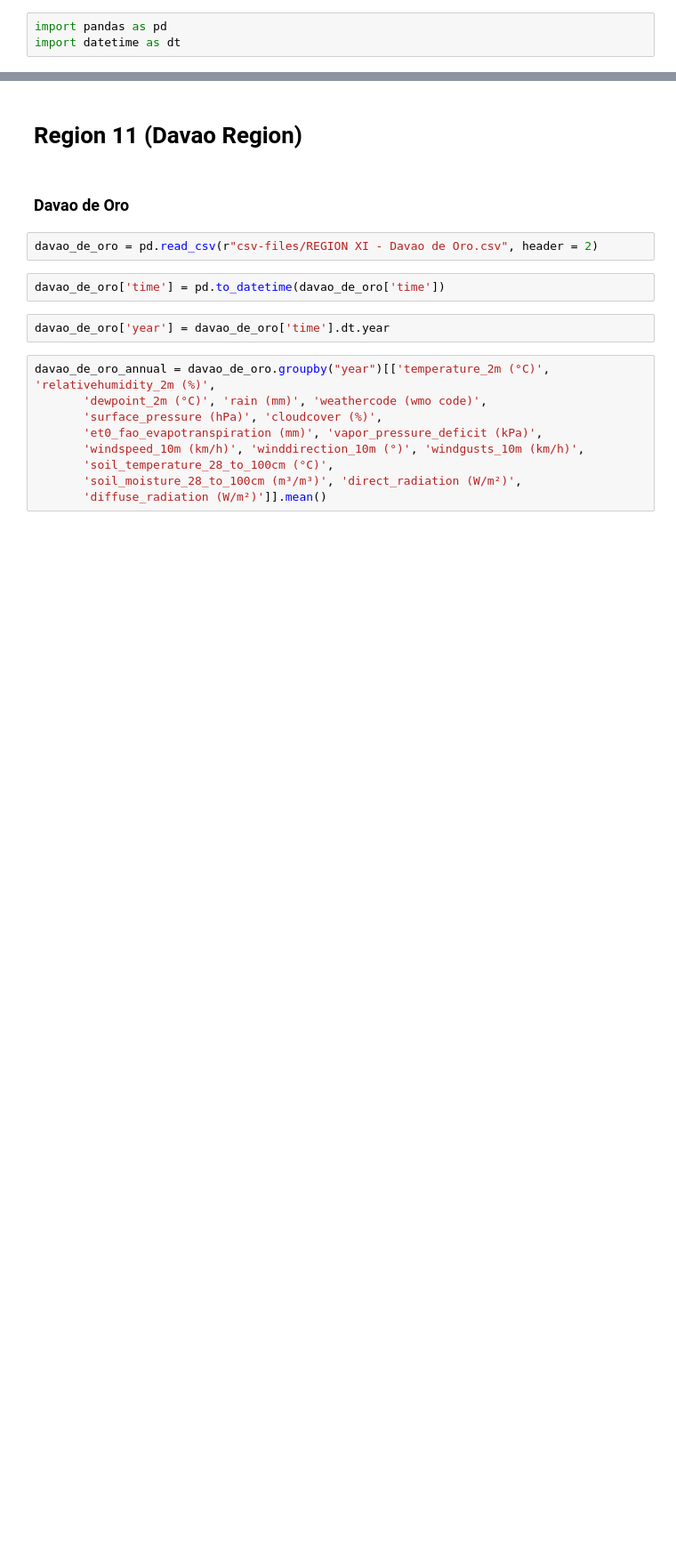
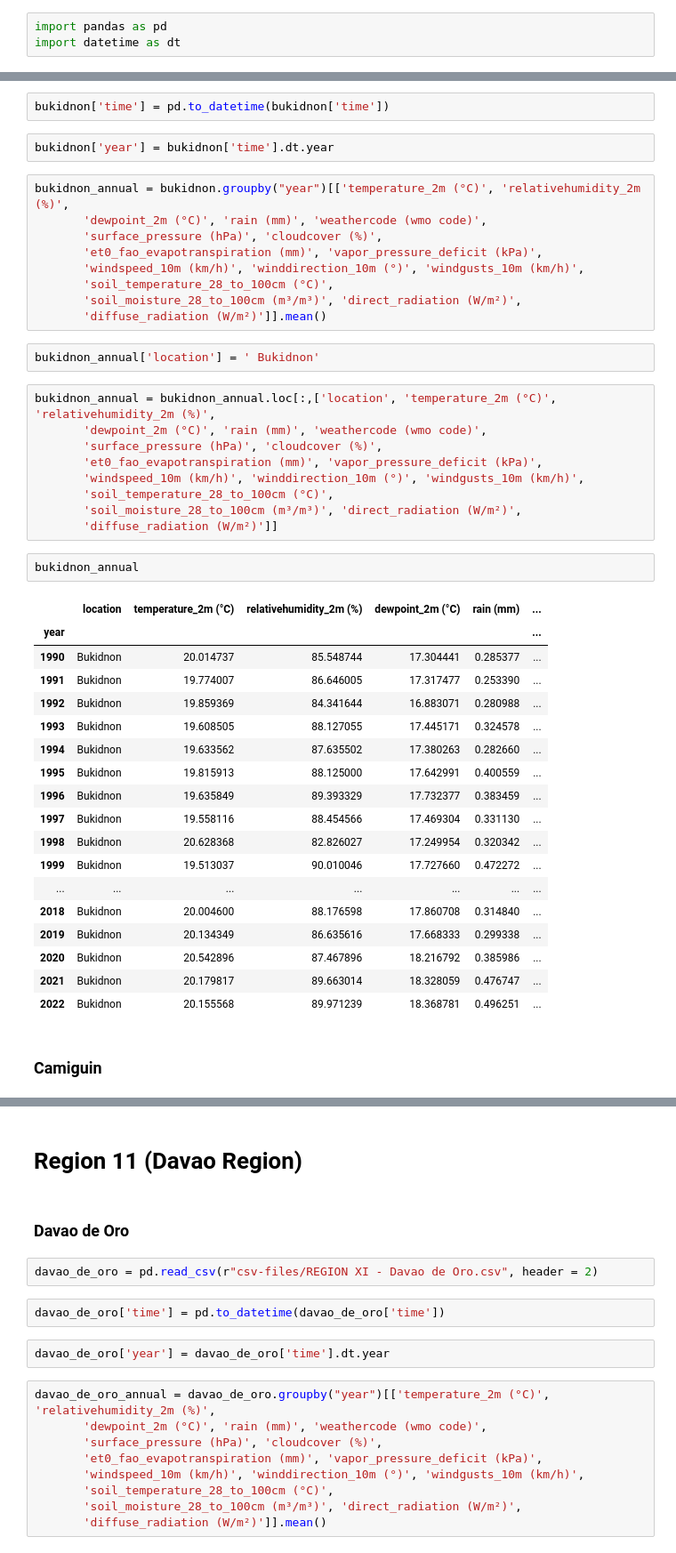
Before and after one commit to darahmanayaga/thesis-2, a Jupyter notebook: historical-data-hourly-to-annual.ipynb, the cells around one changed output, grey strips where cells are left out. Shown: that part at 89% size. Cells and saved outputs as stored; diff of their text form; blank space fills up the shorter version.

```diff
--- a/historical-data-hourly-to-annual.ipynb
+++ b/historical-data-hourly-to-annual.ipynb
@@ -3,0 +10,47 @@ import datetime as dt
+# %%
+bukidnon['time'] = pd.to_datetime(bukidnon['time'])
+# %%
+bukidnon['year'] = bukidnon['time'].dt.year
+# %%
+bukidnon_annual = bukidnon.groupby("year")[['temperature_2m (°C)', 'relativehumidity_2m (%)',
+       'dewpoint_2m (°C)', 'rain (mm)', 'weathercode (wmo code)',
+       'surface_pressure (hPa)', 'cloudcover (%)',
+       'et0_fao_evapotranspiration (mm)', 'vapor_pressure_deficit (kPa)',
+       'windspeed_10m (km/h)', 'winddirection_10m (°)', 'windgusts_10m (km/h)',
+       'soil_temperature_28_to_100cm (°C)',
+       'soil_moisture_28_to_100cm (m³/m³)', 'direct_radiation (W/m²)',
+       'diffuse_radiation (W/m²)']].mean()
+# %%
+bukidnon_annual['location'] = ' Bukidnon'
+# %%
+bukidnon_annual = bukidnon_annual.loc[:,['location', 'temperature_2m (°C)', 'relativehumidity_2m (%)',
+       'dewpoint_2m (°C)', 'rain (mm)', 'weathercode (wmo code)',
+       'surface_pressure (hPa)', 'cloudcover (%)',
+       'et0_fao_evapotranspiration (mm)', 'vapor_pressure_deficit (kPa)',
+       'windspeed_10m (km/h)', 'winddirection_10m (°)', 'windgusts_10m (km/h)',
+       'soil_temperature_28_to_100cm (°C)',
+       'soil_moisture_28_to_100cm (m³/m³)', 'direct_radiation (W/m²)',
+       'diffuse_radiation (W/m²)']]
+# %%
+bukidnon_annual
+# %% [output]
+|  | location | temperature_2m (°C) | relativehumidity_2m (%) | dewpoint_2m (°C) | rain (mm) | ... |
+| year |  |  |  |  |  | ... |
+| 1990 | Bukidnon | 20.014737 | 85.548744 | 17.304441 | 0.285377 | ... |
+| 1991 | Bukidnon | 19.774007 | 86.646005 | 17.317477 | 0.253390 | ... |
+| 1992 | Bukidnon | 19.859369 | 84.341644 | 16.883071 | 0.280988 | ... |
+| 1993 | Bukidnon | 19.608505 | 88.127055 | 17.445171 | 0.324578 | ... |
+| 1994 | Bukidnon | 19.633562 | 87.635502 | 17.380263 | 0.282660 | ... |
+| 1995 | Bukidnon | 19.815913 | 88.125000 | 17.642991 | 0.400559 | ... |
+| 1996 | Bukidnon | 19.635849 | 89.393329 | 17.732377 | 0.383459 | ... |
+| 1997 | Bukidnon | 19.558116 | 88.454566 | 17.469304 | 0.331130 | ... |
+| 1998 | Bukidnon | 20.628368 | 82.826027 | 17.249954 | 0.320342 | ... |
+| 1999 | Bukidnon | 19.513037 | 90.010046 | 17.727660 | 0.472272 | ... |
+| ... | ... | ... | ... | ... | ... | ... |
+| 2018 | Bukidnon | 20.004600 | 88.176598 | 17.860708 | 0.314840 | ... |
+| 2019 | Bukidnon | 20.134349 | 86.635616 | 17.668333 | 0.299338 | ... |
+| 2020 | Bukidnon | 20.542896 | 87.467896 | 18.216792 | 0.385986 | ... |
+| 2021 | Bukidnon | 20.179817 | 89.663014 | 18.328059 | 0.476747 | ... |
+| 2022 | Bukidnon | 20.155568 | 89.971239 | 18.368781 | 0.496251 | ... |
+# %% [markdown]
+### Camiguin
```
Also changed, not shown: parts of 36 cells of this notebook.
